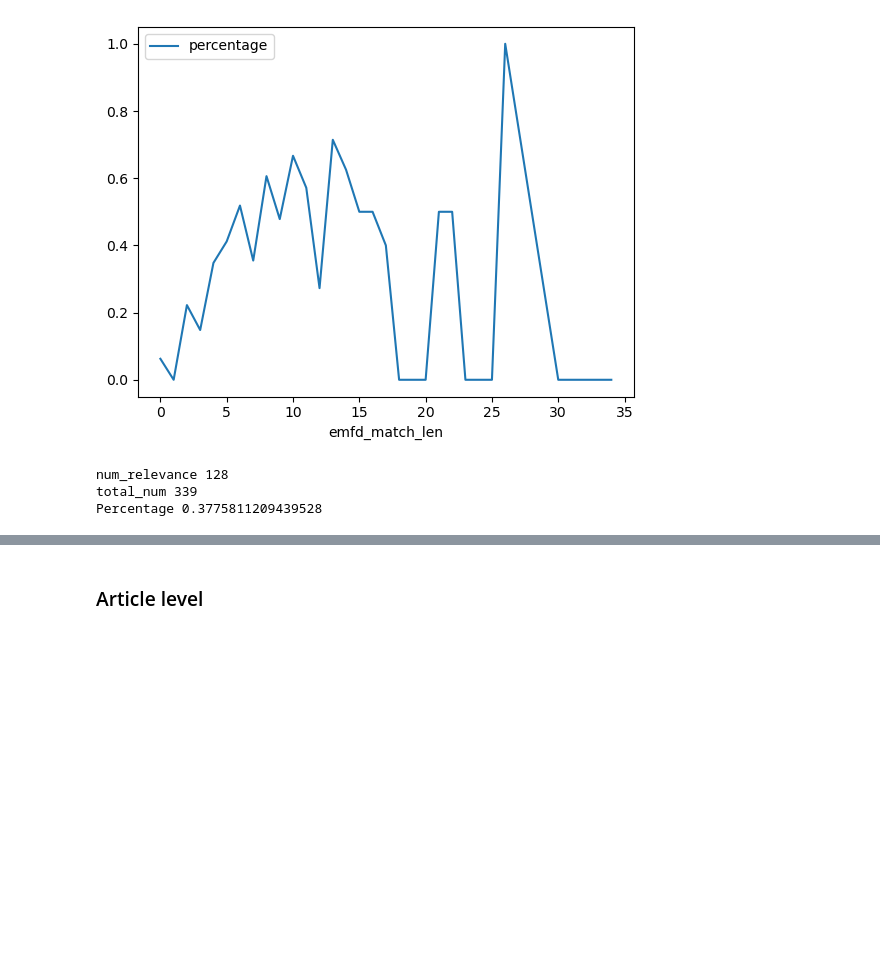
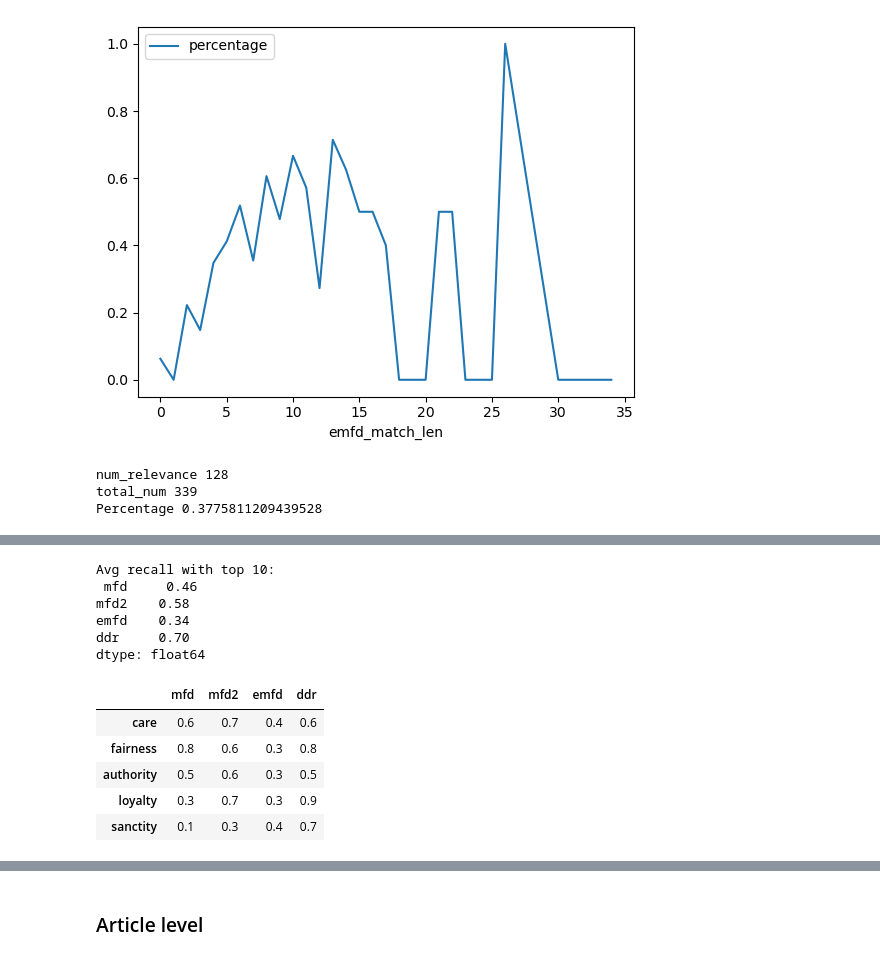
Before and after one commit to Andy-ycw/COMP90055_MFVR, a Jupyter notebook: annotation_candidate_validation.ipynb, the cells around one changed output, grey strips where cells are left out. Drawn from its saved outputs; the diff is of its cells as text; code cells hidden in the pictures; blank space fills up the shorter version.

```diff
--- a/annotation_candidate_validation.ipynb
+++ b/annotation_candidate_validation.ipynb
@@ -119,0 +221,16 @@ Percentage 0.3775811209439528
+# %%
+print('Avg recall with top 10:\n', pd.DataFrame(final_result_dict_t10).mean())
+pd.DataFrame(final_result_dict_t10)
+# %% [output]
+Avg recall with top 10:
+ mfd     0.46
+mfd2    0.58
+emfd    0.34
+ddr     0.70
+dtype: float64
+|  | mfd | mfd2 | emfd | ddr |
+| care | 0.6 | 0.7 | 0.4 | 0.6 |
+| fairness | 0.8 | 0.6 | 0.3 | 0.8 |
+| authority | 0.5 | 0.6 | 0.3 | 0.5 |
+| loyalty | 0.3 | 0.7 | 0.3 | 0.9 |
+| sanctity | 0.1 | 0.3 | 0.4 | 0.7 |
```
Also changed, not shown: parts of 17 cells of this notebook, 3 other files.
